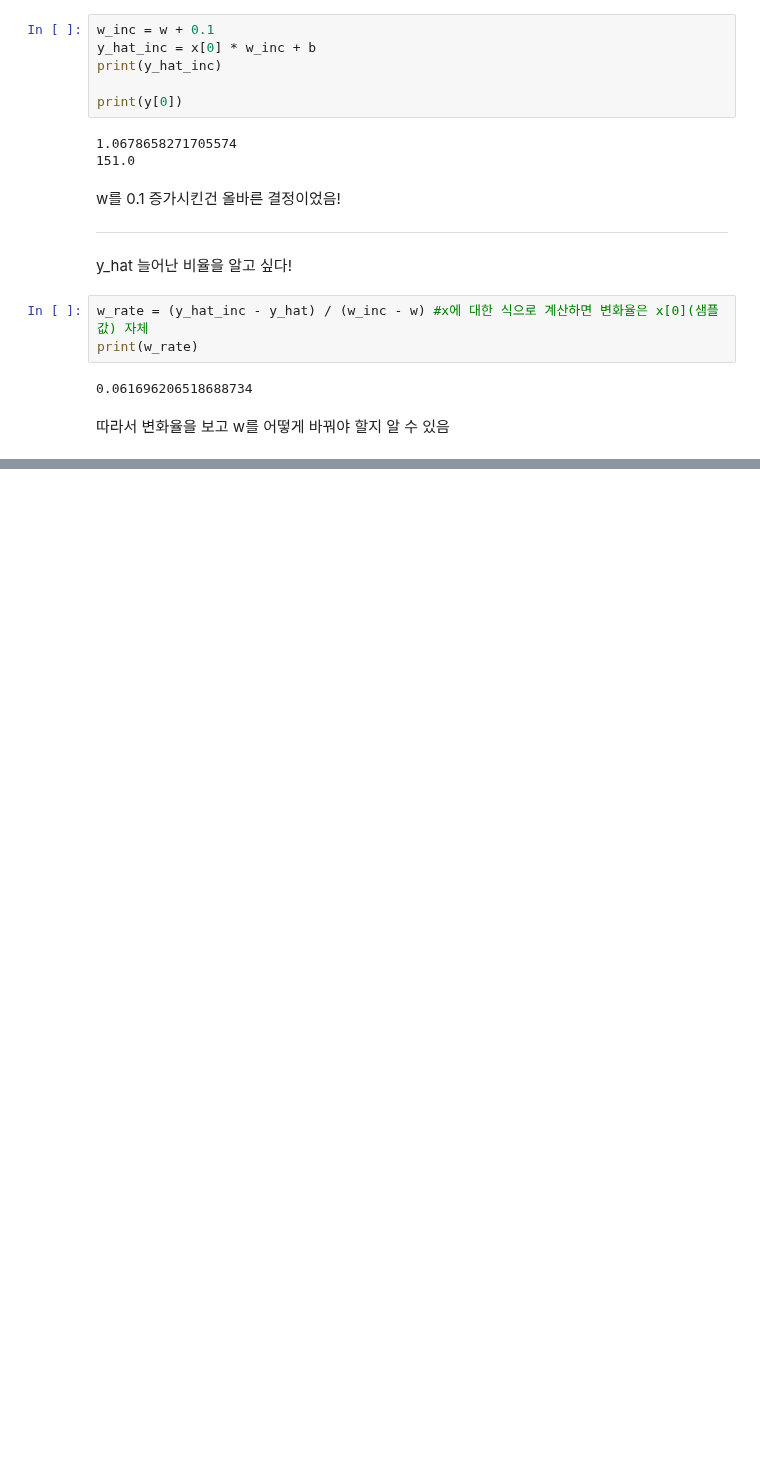
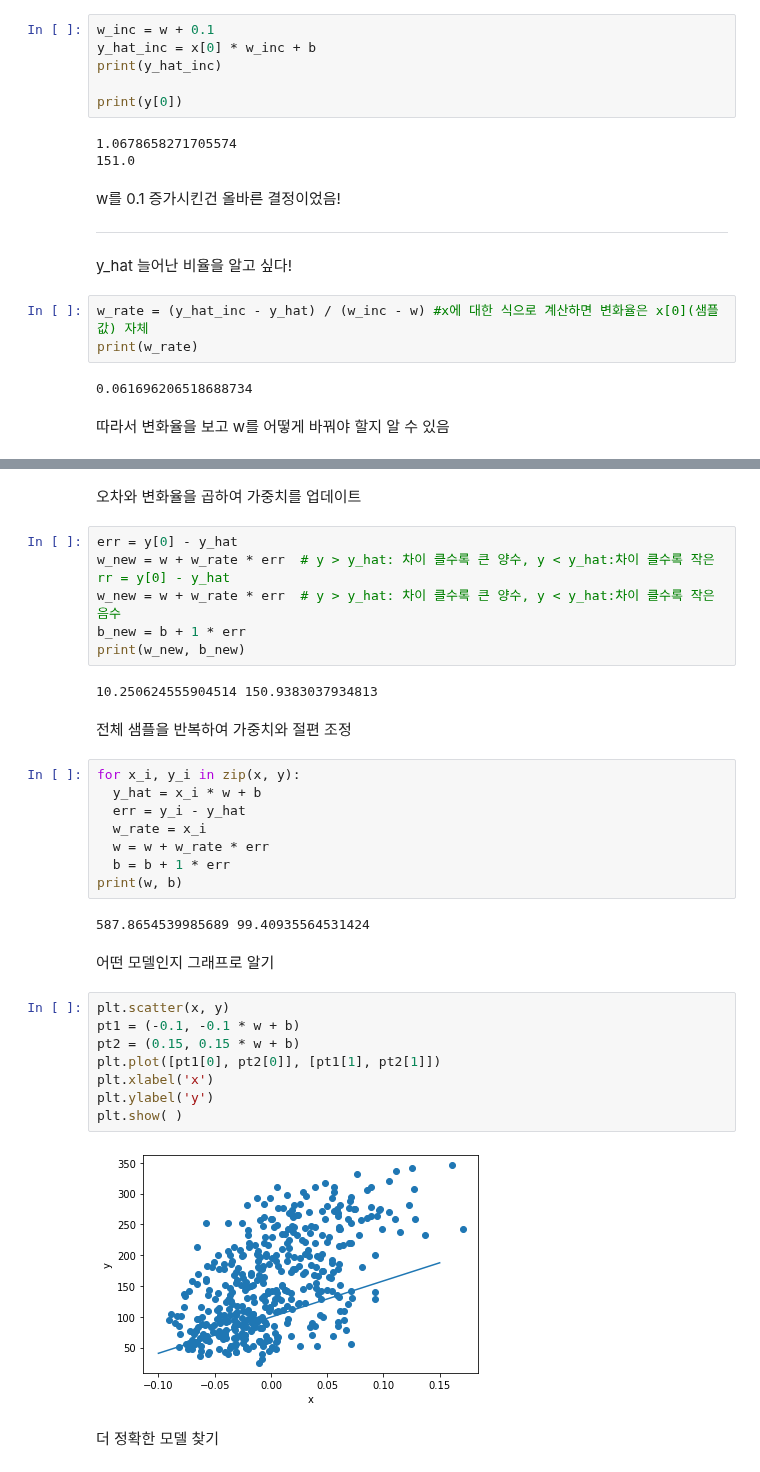
Before and after one commit to yeonjy/Doit, a Jupyter notebook: test.ipynb, the cells around one changed output, grey strips where cells are left out. Saved outputs shown, nothing was run; the diff lists cells and outputs as text; blank space fills up the shorter version.

```diff
--- a/test.ipynb
+++ b/test.ipynb
@@ -131,0 +157,36 @@ print(w_rate)
+# %% [markdown]
+오차와 변화율을 곱하여 가중치를 업데이트
+# %%
+err = y[0] - y_hat
+w_new = w + w_rate * err  # y > y_hat: 차이 클수록 큰 양수, y < y_hat:차이 클수록 작은rr = y[0] - y_hat
+w_new = w + w_rate * err  # y > y_hat: 차이 클수록 큰 양수, y < y_hat:차이 클수록 작은 음수
+b_new = b + 1 * err
+print(w_new, b_new)
+# %% [output]
+10.250624555904514 150.9383037934813
+# %% [markdown]
+전체 샘플을 반복하여 가중치와 절편 조정
+# %%
+for x_i, y_i in zip(x, y):
+  y_hat = x_i * w + b
+  err = y_i - y_hat
+  w_rate = x_i
+  w = w + w_rate * err
+  b = b + 1 * err
+print(w, b)
+# %% [output]
+587.8654539985689 99.40935564531424
+# %% [markdown]
+어떤 모델인지 그래프로 알기
+# %%
+plt.scatter(x, y)
+pt1 = (-0.1, -0.1 * w + b)
+pt2 = (0.15, 0.15 * w + b)
+plt.plot([pt1[0], pt2[0]], [pt1[1], pt2[1]])
+plt.xlabel('x')
+plt.ylabel('y')
+plt.show( )
+# %% [output]
+[figure, added]
+# %% [markdown]
+더 정확한 모델 찾기
```
Also changed, not shown: parts of 12 cells of this notebook.
